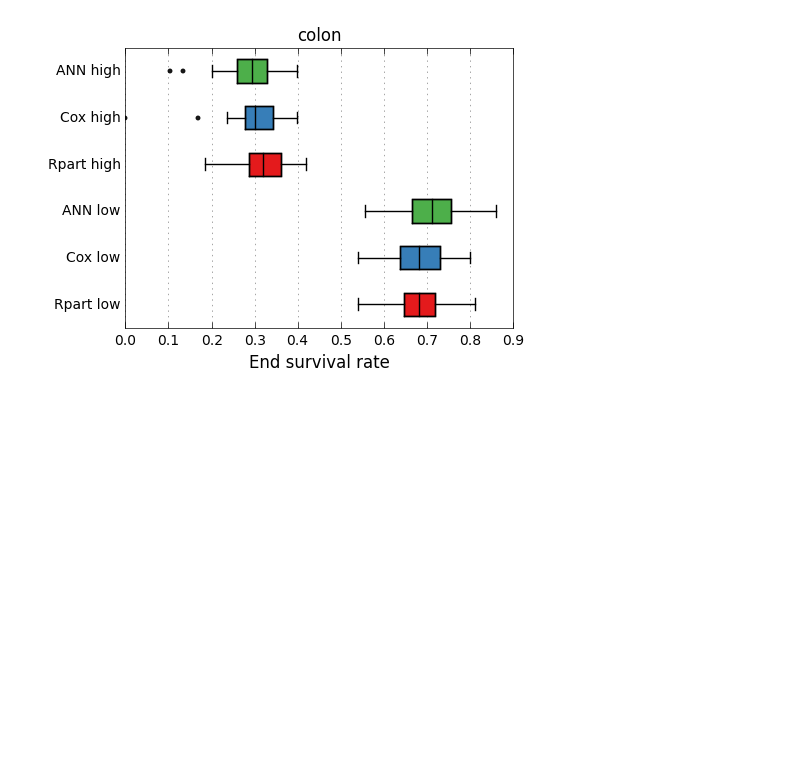
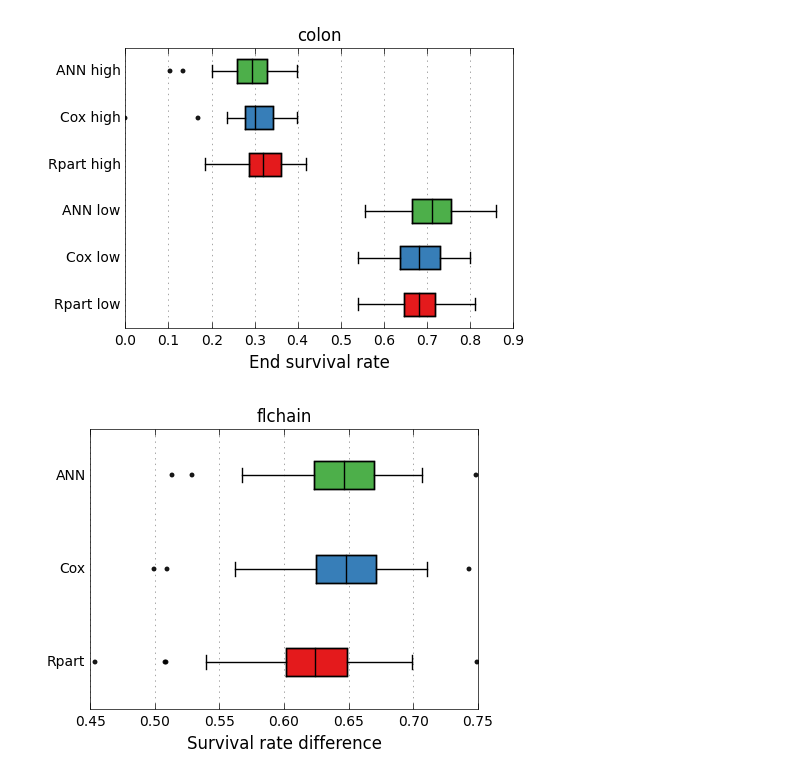
Before and after one commit to spacecowboy/article-annriskgroups-source, a Jupyter notebook: CrossVal.ipynb, the cells around one changed output. Saved outputs shown, nothing was run; the diff lists cells and outputs as text; code cells hidden in the pictures; blank space fills up the shorter version.

Commit message:
End surv rate diff
Signed-off-by: Jonas Kalderstam <jonas@kalderstam.se>

```diff
--- a/CrossVal.ipynb
+++ b/CrossVal.ipynb
@@ -532,3 +532,100 @@ for dname, _df in datasets.items():
 [figure]
 [figure]
 [figure]
+# %%
+# Crossing survival curves/ Distance between them at end
+for dname, _df in datasets.items():
+    labels = ['Rpart', 'Cox', 'ANN']
+
+    rpart_box = []
+    cox_box = []
+    ann_box = []
+
+    n = _df.shape[0]
+
+    # For each repetition
+    for rep in range(cross_n):
+        # Should not have been a list...
+        perm = data_permutations[dname][rep][0]
+
+        duration_col = _df.columns[0]
+        event_col = _df.columns[1]
+
+        df = _df.reindex(perm).sort(event_col)
+
+        assignments = np.array((n // cross_k + 1) * list(range(1, cross_k + 1)))
+        assignments = assignments[:n]
+
+        # For each division
+        for i in range(1, cross_k + 1):
+            ix = assignments == i
+            training_data = df.ix[~ix]
+            testing_data = df.ix[ix]
+
+            T_actual = testing_data[duration_col].values
+            E_actual = testing_data[event_col].values
+            #X_testing = testing_data[testing_columns]
+
+            # Calculate what of interest
+            kmf = KaplanMeierFitter()
+
+            ## Rpart
+            rpart_preds = rpart_val_preds[dname][rep][i-1]
+
+            members = (rpart_preds == 'high').values.ravel()
+            kmf.fit(T_actual[members],
+                    E_actual[members],
+                    label=None)
+            high_rate = kmf.survival_function_.iloc[-1, 0]
+
+            members = (rpart_preds == 'low').values.ravel()
+            kmf.fit(T_actual[members],
+                    E_actual[members],
+                    label=None)
+            low_rate = kmf.survival_function_.iloc[-1, 0]
+
+            rpart_box.append(low_rate - high_rate)
+
+            ## Cox
+            cox_preds = cox_val_preds[dname][rep][i-1]
+
+            members = (cox_preds == 'high').values.ravel()
+            kmf.fit(T_actual[members],
+                    E_actual[members],
+                    label=None)
+            high_rate = kmf.survival_function_.iloc[-1, 0]
+
+            members = (cox_preds == 'low').values.ravel()
+            kmf.fit(T_actual[members],
+                    E_actual[members],
+                    label=None)
+            low_rate = kmf.survival_function_.iloc[-1, 0]
+
+            cox_box.append(low_rate - high_rate)
+
+            ## ANN
+            ann_preds = ann_val_preds[dname][rep][i-1]
+
+            members = (ann_preds == 'high').values.ravel()
+            kmf.fit(T_actual[members],
+                    E_actual[members],
+                    label=None)
+            high_rate = kmf.survival_function_.iloc[-1, 0]
+
+            members = (ann_preds == 'low').values.ravel()
+            kmf.fit(T_actual[members],
+                    E_actual[members],
+                    label=None)
+            low_rate = kmf.survival_function_.iloc[-1, 0]
+
+            ann_box.append(low_rate - high_rate)
+
+    plt.figure()
+    plt.title(dname)
+    # Labels are ordered low-high
+    plt.boxplot([rpart_box, cox_box, ann_box],
+                labels=labels, vert=False, colors=plt.colors[:3])
+    plt.xlabel("Survival rate difference")
+    savefig("crossval-{}-endsurvdiff".format(dname))
+# %% [output]
+[figure, added]
```
Also changed, not shown: parts of 1 cell of this notebook.
